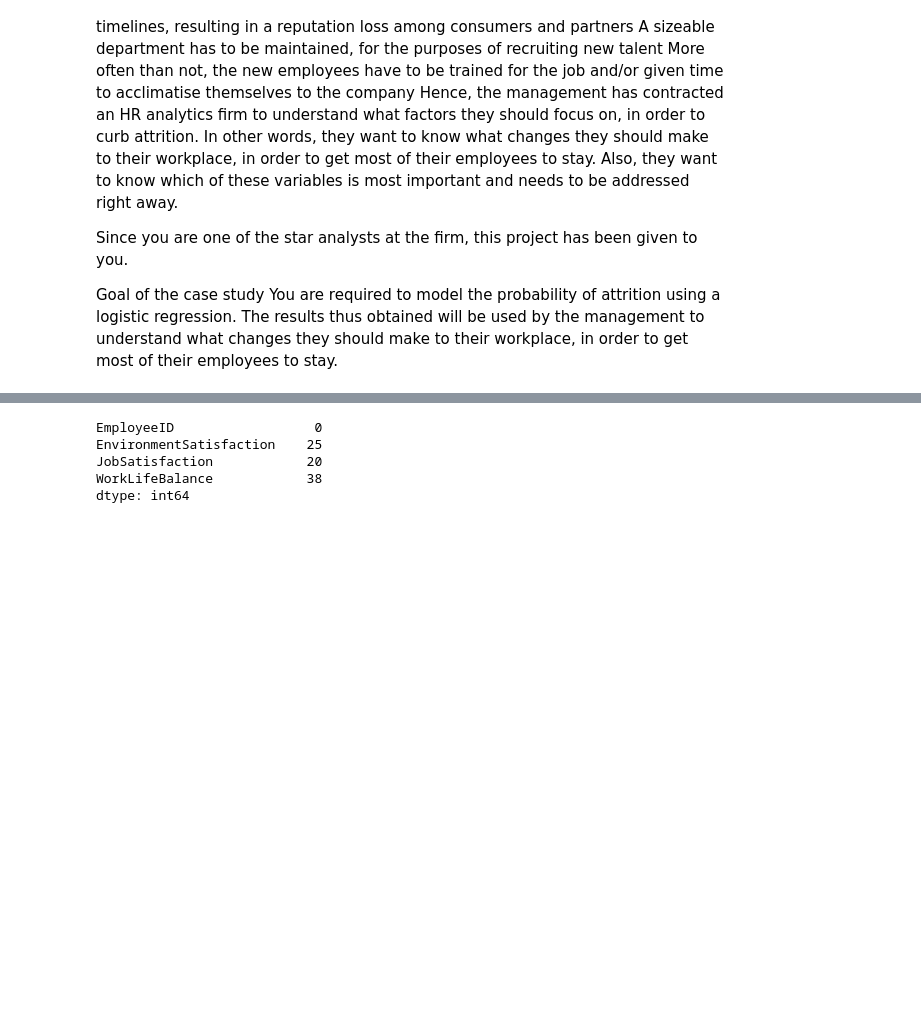
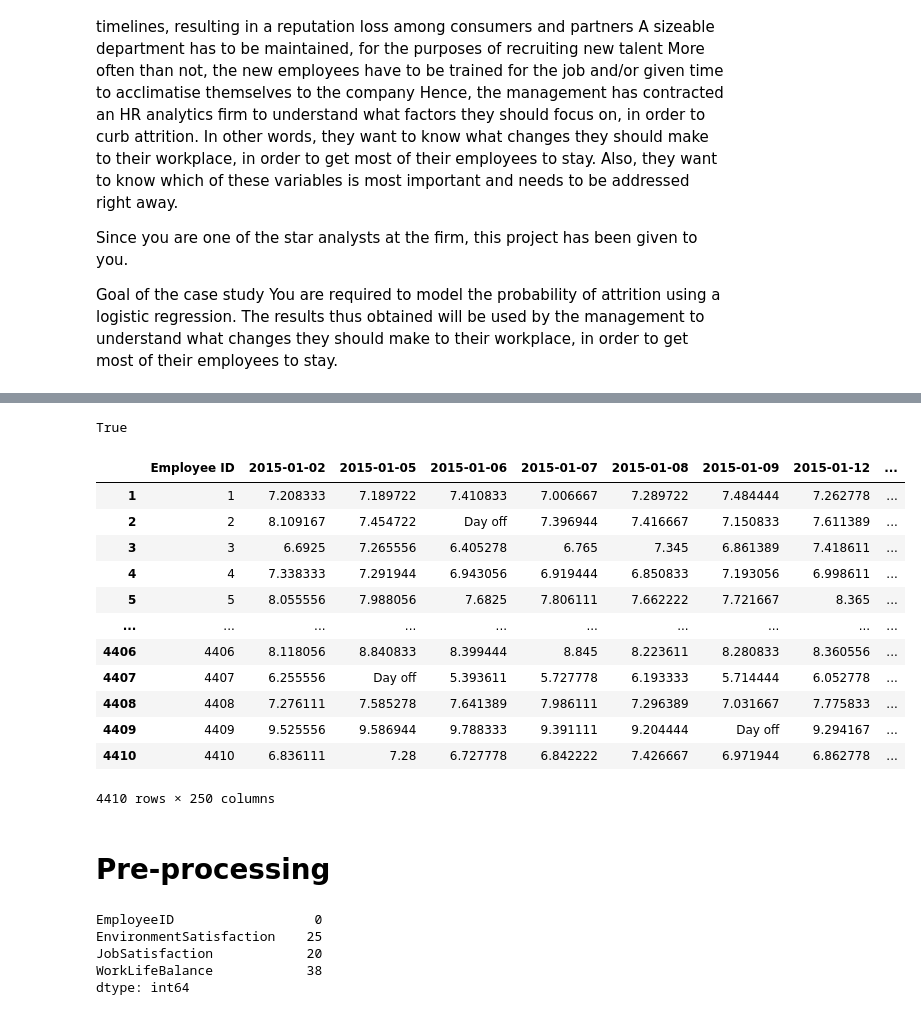
Before and after one commit to NerminHussein/HR-Analytics_Classifier, a Jupyter notebook: HR_Analytics.ipynb, the cells around one changed output, grey strips where cells are left out. Saved outputs shown, nothing was run; the diff lists cells and outputs as text; code cells hidden in the pictures; blank space fills up the shorter version.

```diff
--- a/HR_Analytics.ipynb
+++ b/HR_Analytics.ipynb
@@ -19,3 +42,70 @@ You are required to model the probability of attrition using a logistic regressi
+# %%
+#Filling the null values with 0 to compre them later
+log_in.replace(np.nan, 0)
+log_out.replace(np.nan, 0)
+#Comparing values from same column and index and if they match it will be replaced with null values
+comp_df=log_in.compare(log_out,keep_shape=True)
+#
+nu_comp=(sum(comp_df.isnull().sum())/2)-len(log_in)
+print(nu_comp==nu_in)
+# %% [output]
+True
+# %%
+#Defining some parameters
+work_hours_dict={}
+g=1
+#Iterating through each row in both dataframes at the same time
+for (idx,s1),(_,s2) in zip(log_in.iterrows(),log_out.iterrows()):
+  lis=[]
+#Iterating through each value in that row
+  for (id,v1),(_,v2) in zip(s1.iteritems(),s2.iteritems()):
+#Dividing the time format into date and time and calculating time difference to assess hours worked
+    a=str(v1).split()
+    b=str(v2).split()
+    if len(a)==2:
+      c=datetime.strptime(a[1],'%H:%M:%S')
+      d=datetime.strptime(b[1],'%H:%M:%S')
+      tmdf=d-c
+      tmdh=timedelta.total_seconds(tmdf)/3600
+      lis.append(float(tmdh))
+    else:
+      lis.append('Day off')
+#Creating a Dictionary with keys as employee ID and values a list of hours worked each day in order
+  work_hours_dict[g]=lis
+  g+=1
+#Getting a new Dataframe from the Dictionary
+work_hourst=pd.DataFrame.from_dict(work_hours_dict)
+# %%
+#The resulted dataframe is transposed so we transpose it back
+work_hours=work_hourst.T
+#An Extra column was added due to the substraction of employee id's from both dataframes so it has to be removed
+work_hours.drop([0],axis=1,inplace=True)
+#Adding an employee ID column to merge this data with the other dataframes
+work_hours['Employee ID']=work_hours.index
+emp=work_hours.pop('Employee ID')
+work_hours.insert(0,'Employee ID',emp)
+#Getting Column Names from original data
+lis=[]
+for columnName,columnValue in log_in.iteritems():
+  lis.append(columnName)
+work_hours.columns=lis
+work_hours.rename(columns={'Unnamed: 0':'Employee ID'})
+# %% [output]
+|  | Employee ID | 2015-01-02 | 2015-01-05 | 2015-01-06 | 2015-01-07 | 2015-01-08 | 2015-01-09 | 2015-01-12 | ... |
+| 1 | 1 | 7.208333 | 7.189722 | 7.410833 | 7.006667 | 7.289722 | 7.484444 | 7.262778 | ... |
+| 2 | 2 | 8.109167 | 7.454722 | Day off | 7.396944 | 7.416667 | 7.150833 | 7.611389 | ... |
+| 3 | 3 | 6.6925 | 7.265556 | 6.405278 | 6.765 | 7.345 | 6.861389 | 7.418611 | ... |
+| 4 | 4 | 7.338333 | 7.291944 | 6.943056 | 6.919444 | 6.850833 | 7.193056 | 6.998611 | ... |
+| 5 | 5 | 8.055556 | 7.988056 | 7.6825 | 7.806111 | 7.662222 | 7.721667 | 8.365 | ... |
+| ... | ... | ... | ... | ... | ... | ... | ... | ... | ... |
+| 4406 | 4406 | 8.118056 | 8.840833 | 8.399444 | 8.845 | 8.223611 | 8.280833 | 8.360556 | ... |
+| 4407 | 4407 | 6.255556 | Day off | 5.393611 | 5.727778 | 6.193333 | 5.714444 | 6.052778 | ... |
+| 4408 | 4408 | 7.276111 | 7.585278 | 7.641389 | 7.986111 | 7.296389 | 7.031667 | 7.775833 | ... |
+| 4409 | 4409 | 9.525556 | 9.586944 | 9.788333 | 9.391111 | 9.204444 | Day off | 9.294167 | ... |
+| 4410 | 4410 | 6.836111 | 7.28 | 6.727778 | 6.842222 | 7.426667 | 6.971944 | 6.862778 | ... |
+4410 rows × 250 columns
+# %% [markdown]
+# Pre-processing
 # %%
 # Getting the model ready by importing the libraries that will be used
 import pandas as pd
```
Also changed, not shown: parts of 11 cells of this notebook.
